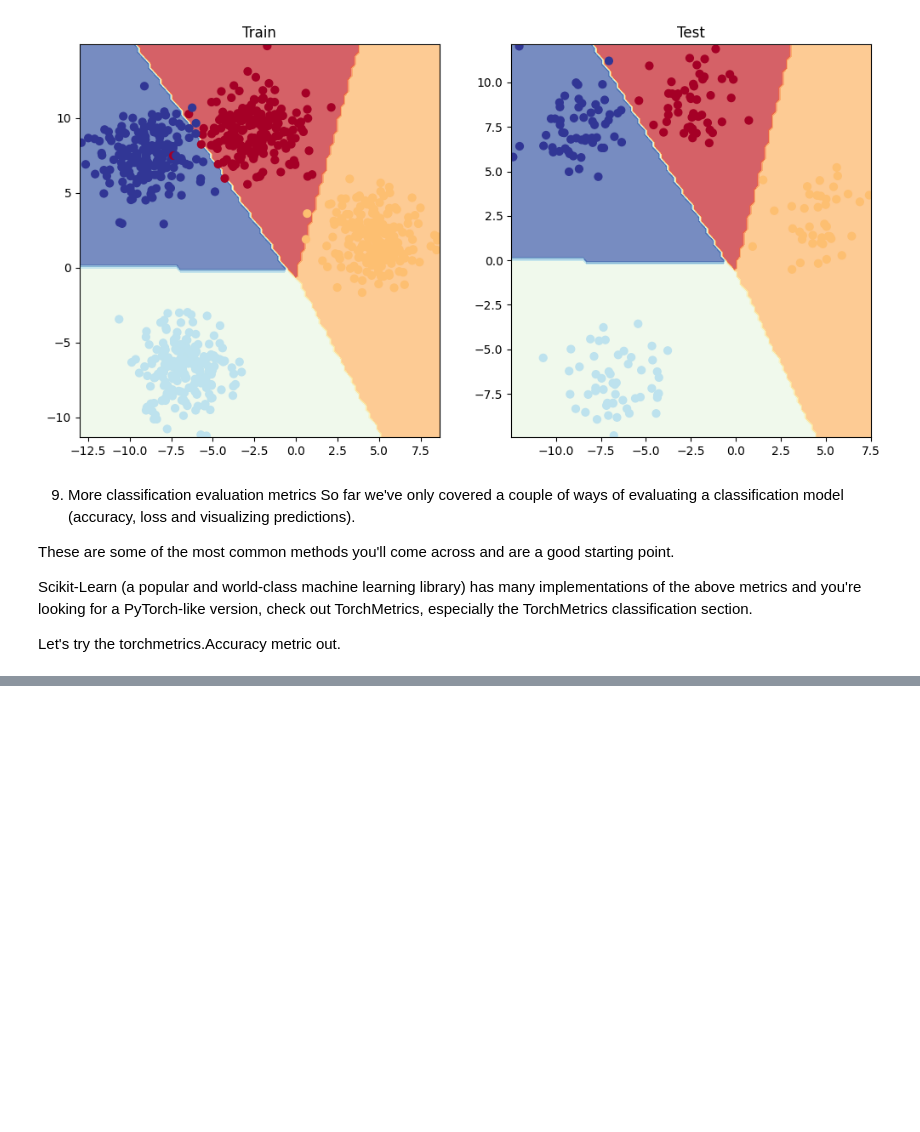
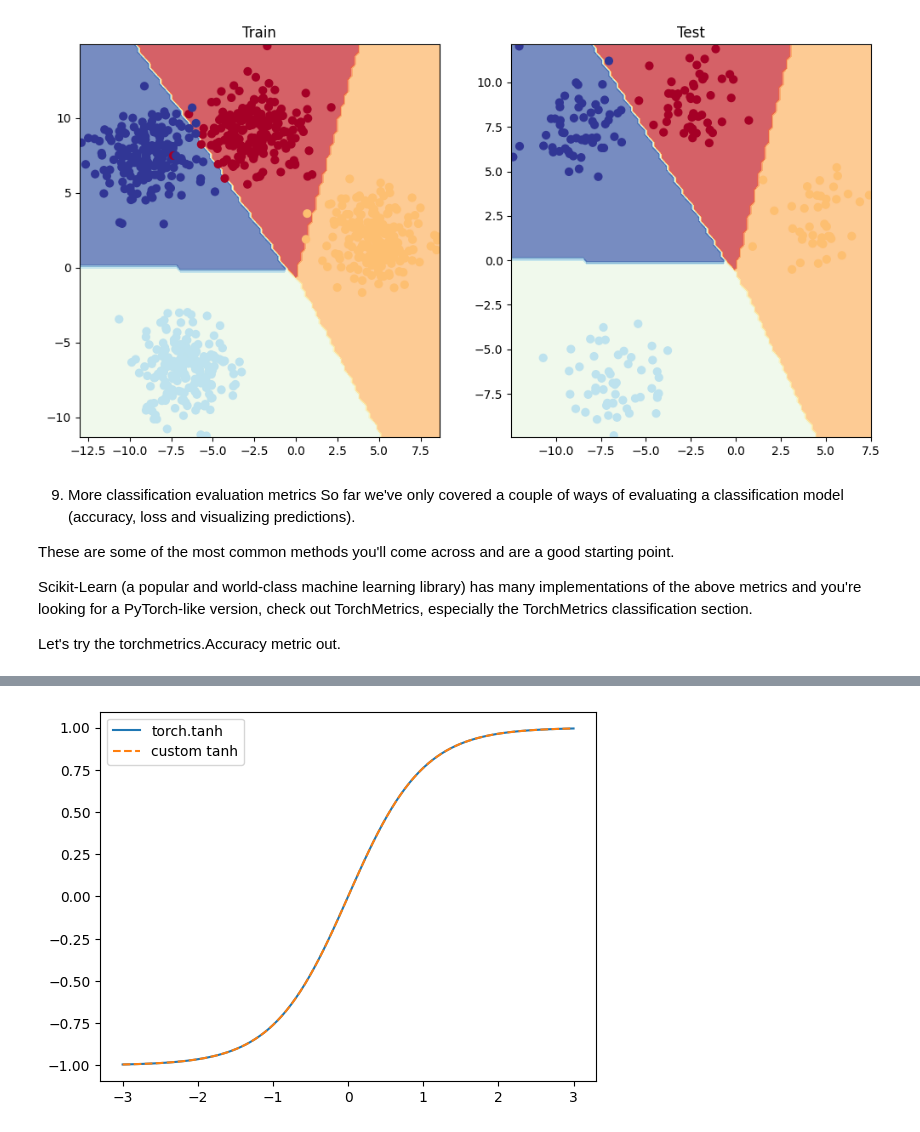
Before and after one commit to krishna8399/learn_pytorch, a Jupyter notebook: 02_PyTorch_Neural_Network_Classification.ipynb, the cells around one changed output, grey strips where cells are left out. Cells and saved outputs as stored; diff of their text form; code cells hidden in the pictures; blank space fills up the shorter version.

```diff
--- a/02_PyTorch_Neural_Network_Classification.ipynb
+++ b/02_PyTorch_Neural_Network_Classification.ipynb
@@ -1727,0 +1985,13 @@ ModuleNotFoundError: No module named 'torchmetrics'
+# %%
+def tanh_pytorch(x): # The hyperbolic tangent function (tanh) is a non-linear activation function commonly used in neural networks. It takes an input x and maps it to a value between -1 and 1 using the formula: tanh(x) = (exp(x) - exp(-x)) / (exp(x) + exp(-x)). This means that if x is a large positive number, the output will be close to 1, and if x is a large negative number, the output will be close to -1. The tanh function is useful for introducing non-linearity into the model and can help with issues like vanishing gradients during training.
+    return (torch.exp(x) - torch.exp(-x)) / (torch.exp(x) + torch.exp(-x)) # The formula for the hyperbolic tangent function (tanh) is implemented using PyTorch's exponential function (torch.exp) to calculate the exponential of x and -x, and then combining them according to the tanh formula to produce the output.
+# %%
+#test it
+
+x = torch.linspace(-3, 3, 100)
+plt.plot(x, torch.tanh(x), label="torch.tanh")
+plt.plot(x, tanh_pytorch(x), linestyle="--", label="custom tanh")
+plt.legend()
+plt.show()
+# %% [output]
+[figure, added]
```
Also changed, not shown: parts of 40 cells of this notebook.
